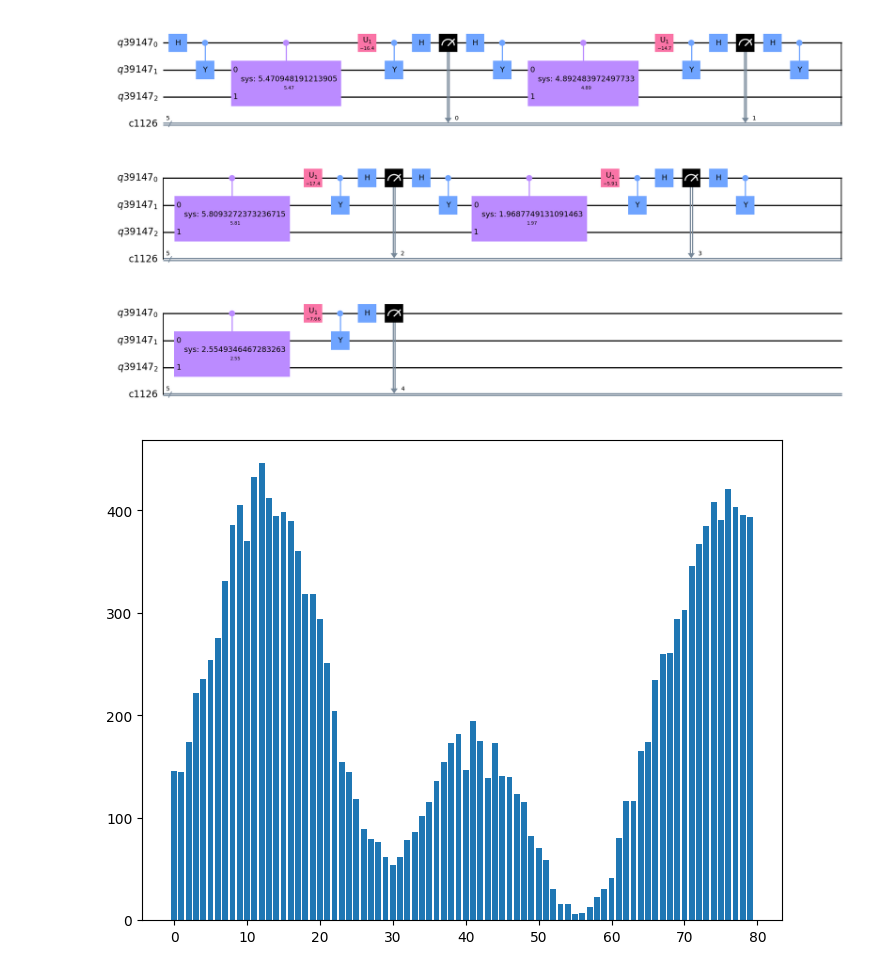
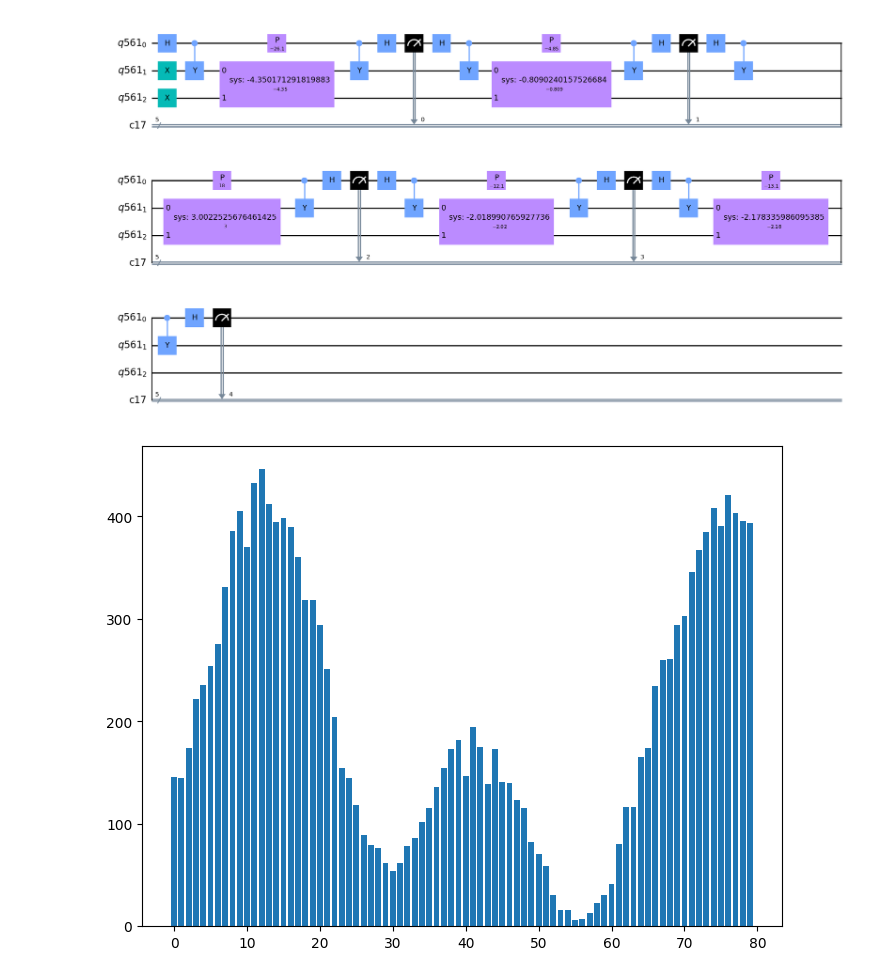
Before and after one commit to constantlyPlanck/2QubitRodeo, a Jupyter notebook: 2Qubit.ipynb, the cells around one changed output. Drawn from its saved outputs; the diff is of its cells as text; code cells hidden in the pictures.

Commit message:
Refactored main circuit
- Moved cycle-making to extra function
- Some debugging of wrong combos of energy eigenvalues, still broken

```diff
--- a/2Qubit.ipynb
+++ b/2Qubit.ipynb
@@ -31,6 +31,4 @@ provider = IBMQ.get_provider()
 print(provider.backends())
 
 backend = provider.get_backend('ibmq_qasm_simulator')
-
-eTarget = -2
 # %% [output]
@@ -167,0 +140,16 @@ print(t5)
+# %%
+def make_cycle(time, eTarget):
+    temp = QuantumCircuit(3)
+
+    temp.h(0)
+    temp.cy(0, 1)
+    temp.append(make_cont_sys_circ(time), [1, 2])
+    temp.p(time * eTarget * 2, 0)
+    temp.cy(0, 1)
+    temp.h(0)
+
+    return temp
+
+test = QuantumCircuit(3)
+test = test + make_cycle(1, 1)
+test.draw('mpl')
@@ -169,8 +159,8 @@ print(t5)
 specSuccess4 = list()
 specAll4 = list()
 
-# initial_state = [1/sqrt(2), 0, 0, -1/sqrt(2), 0, 0, 0,0]
-# initial_vector = qiskit.quantum_info.Statevector(initial_state)
+#initial_state = [1/sqrt(2), 0, 0, -1/sqrt(2), 0, 0, 0,0]
+#initial_vector = qiskit.quantum_info.Statevector(initial_state)
 
 # 000
 # 001
@@ -186,8 +176,10 @@ specAll4 = list()
 #repeat search on peaks with larger times
 
 for i in Range(4):
-    eTarget = -3 + (i) * 2
-    # eTarget = i/100 - 5
+    energies = [-3,-1, 1, 3]
+    eTarget = energies[i]
+    # eTarget = -3 + (i) * 2
+    # eTarget = i/10 - 5
 
     # eTarget = -3
 
@@ -196,49 +188,25 @@ for i in Range(4):
 
     rodeo = QuantumCircuit(QuantumRegister(3), ClassicalRegister(5))
 
-    #rodeo.initialize(initial_vector)
-    #rodeo.h(1)
-    #rodeo.x(1)
+    # rodeo.initialize(initial_vector)
+    # rodeo.h(2)
+    rodeo.x(1)
+    rodeo.x(2)
 
 
-    rodeo.h(0)
-    rodeo.cy(0, 1)
-    rodeo.append(make_cont_sys_circ(-t1), [0, 1, 2])
-    rodeo.u1(eTarget * t1, 0)
-    rodeo.cy(0, 1)
-    rodeo.h(0)
-    rodeo.measure(0, 0) #cbit 000n
+    rodeo.compose(make_cycle(t1, eTarget), [0, 1, 2], inplace=True)
+    rodeo.measure(0, 0) #cbit 0000n
 
-    rodeo.h(0)
-    rodeo.cy(0, 1)
-    rodeo.append(make_cont_sys_circ(-t2), [0, 1, 2])
-    rodeo.u1(eTarget * t2, 0)
-    rodeo.cy(0, 1)
-    rodeo.h(0)
-    rodeo.measure(0, 1) #cbit 00n0
+    rodeo.compose(make_cycle(t2, eTarget), [0, 1, 2], inplace=True)
+    rodeo.measure(0, 1) #cbit 000n0
 
-    rodeo.h(0)
-    rodeo.cy(0, 1)
-    rodeo.append(make_cont_sys_circ(-t3), [0, 1, 2])
-    rodeo.u1(eTarget * t3, 0)
-    rodeo.cy(0, 1)
-    rodeo.h(0)
-    rodeo.measure(0, 2) #cbit 0n00
+    rodeo.compose(make_cycle(t3, eTarget), [0, 1, 2], inplace=True)
+    rodeo.measure(0, 2) #cbit 00n00
 
-    rodeo.h(0)
-    rodeo.cy(0, 1)
-    rodeo.append(make_cont_sys_circ(-t4), [0, 1, 2])
-    rodeo.u1(eTarget * t4, 0)
-    rodeo.cy(0, 1)
-    rodeo.h(0)
-    rodeo.measure(0, 3) #cbit n000
+    rodeo.compose(make_cycle(t4, eTarget), [0, 1, 2], inplace=True)
+    rodeo.measure(0, 3) #cbit 0n000
 
-    rodeo.h(0)
-    rodeo.cy(0, 1)
-    rodeo.append(make_cont_sys_circ(-t5), [0, 1, 2])
-    rodeo.u1(eTarget * t5, 0)
-    rodeo.cy(0, 1)
-    rodeo.h(0)
+    rodeo.compose(make_cycle(t5, eTarget), [0, 1, 2], inplace=True)
     rodeo.measure(0, 4) #cbit n0000
 
     job = execute(rodeo, backend=backend)
@@ -270 +238 @@ rodeo.draw('mpl')
-[figure, old version]
+[figure, new version]
```
Also changed, not shown: parts of 11 cells of this notebook.
